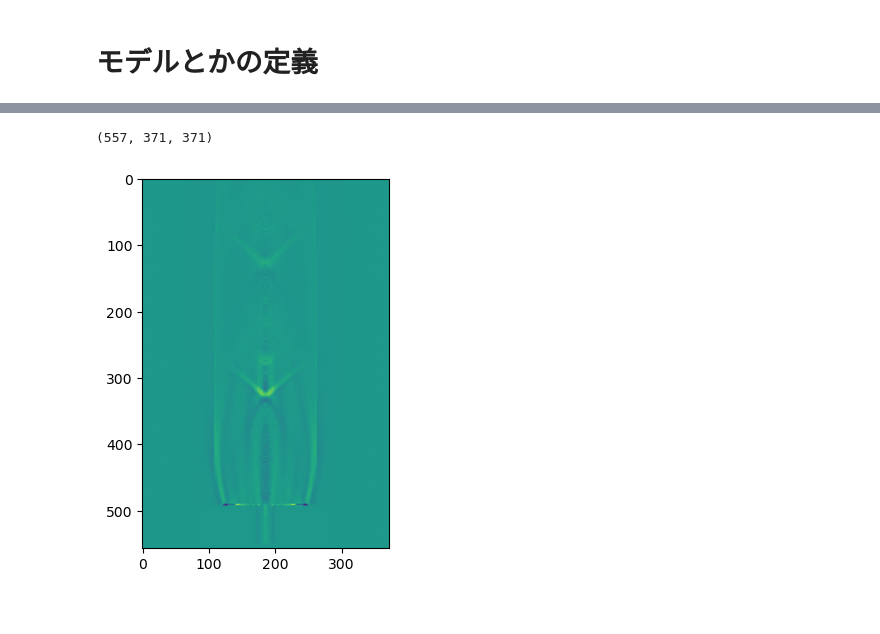
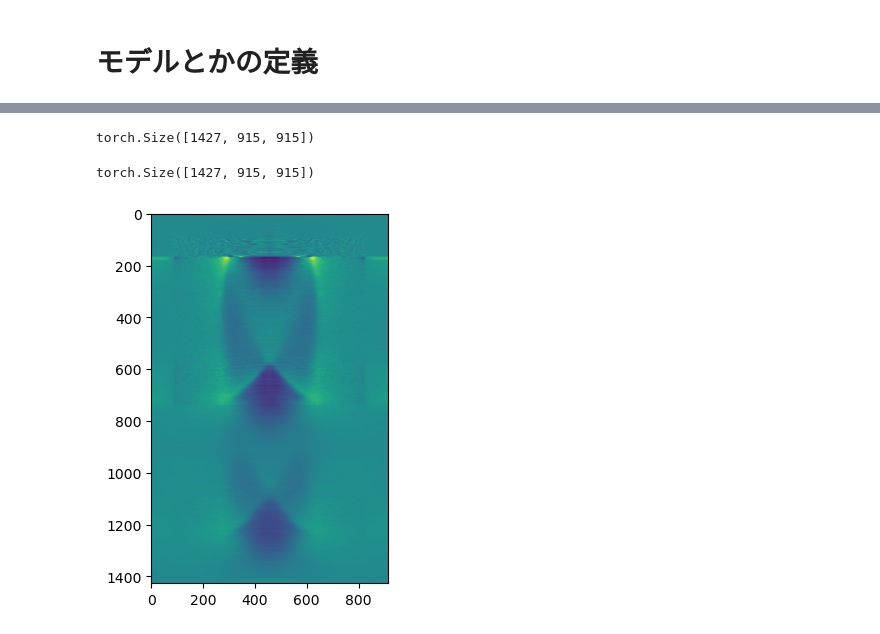
Before and after one commit to ogayuuki0202/iBOS_CUDA, a Jupyter notebook: reconstruction.ipynb, the cells around one changed output, grey strips where cells are left out. Drawn from its saved outputs; the diff is of its cells as text; code cells hidden in the pictures.

```diff
--- a/reconstruction.ipynb
+++ b/reconstruction.ipynb
@@ -58,6 +59,6 @@ dataloarders_dict={"target":target_dataloarder,"predict":predict_dataloarder}
 # print(array)
 
 # define measuring angles
-angles = np.linspace(0, np.pi, 3658, endpoint=False)
+angles = np.linspace(0, np.pi, 915, endpoint=False)
 print(angles)
 # %% [output]
@@ -102,14 +103,14 @@ def trainer(model, dataloaders_dict, eps=1e-7):
     predict_dataloader = dataloaders_dict["predict"]
     target_dataloader = dataloaders_dict["target"]
 
-    predicted_list=[]
+    processed_batches = []
 
-    for predict_batch, target_batch in zip(predict_dataloader, target_dataloader):
-        #データの準備
+    for i, (predict_batch, target_batch) in enumerate(tzip(predict_dataloader, target_dataloader)):
+        # データの準備
         predict_batch = predict_batch.to(model.device)
         target_batch = target_batch.to(model.device)
 
-        iter = 0
+        iter_count = 0
         ATA = model.AT(model.A(torch.ones_like(predict_batch)))
         ave_loss = torch.inf  # 無限大の代わりに torch.inf を使用
 
@@ -120,16 +121,16 @@ def trainer(model, dataloaders_dict, eps=1e-7):
         while ave_loss > eps:
             predict_batch = predict_batch + loss  # 予測を更新
             ave_loss = torch.max(torch.abs(loss)).item()
-            print(f'Iteration: {iter}, Loss: {ave_loss}')
-            iter += 1
+            print(f'Iteration: {iter_count}, Loss: {ave_loss}')
+            iter_count += 1
 
             # 損失の再計算
             loss = torch.divide(model.AT(target_batch - model.A(predict_batch)), ATA)
 
-        predicted_list.append(np.array(predict_batch.cpu()))
+        processed_batches.append(predict_batch)
 
-    return np.array(predicted_list)[0]
+    return torch.cat(processed_batches, dim=0)
 # %%
 model=ART(sinogram,angles).to(device)
-predicted_array=trainer(model,dataloarders_dict,eps=1e-7)
+predicted_tensor=trainer(model,dataloarders_dict,eps=1e-7)
 # %% [output]
@@ -153,7 +154,13 @@ Iteration: 292, Loss: 9.999462236010004e-08
+# %%
+print(predicted_tensor.shape)
+# %% [output]
+torch.Size([1427, 915, 915])
+# %%
+predicted_array=predicted_tensor.cpu()
 # %%
 print(predicted_array.shape)
 plt.imshow(predicted_array[:,180,:])
-np.save("reconstructed/reconstructed.npy",predicted_array)
+np.save("reconstructed/reconstructed2410_quater.npy",predicted_array)
 # %% [output]
-(557, 371, 371)
+torch.Size([1427, 915, 915])
-[figure, old version]
+[figure, new version]
```
Also changed, not shown: parts of 5 cells of this notebook, 3 other files.
